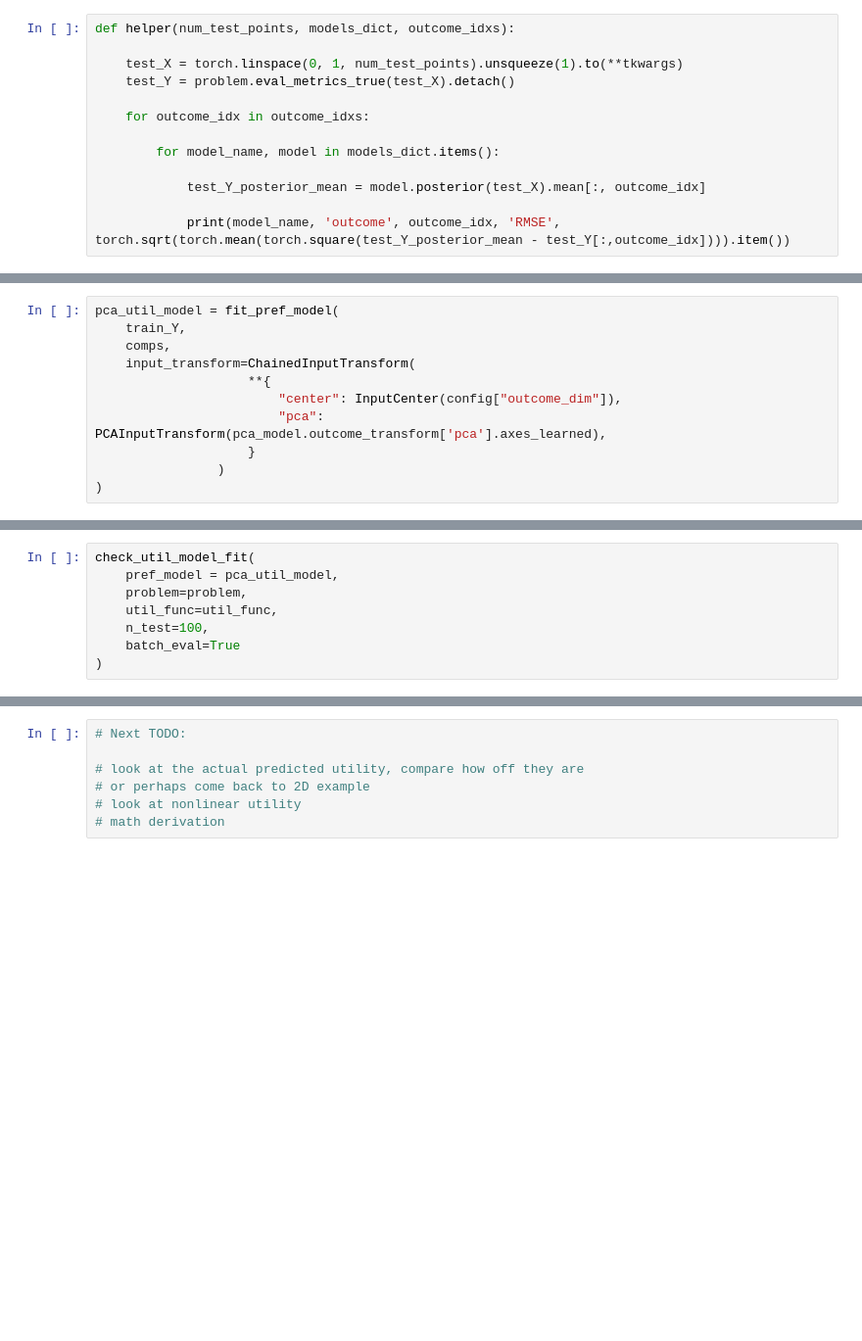
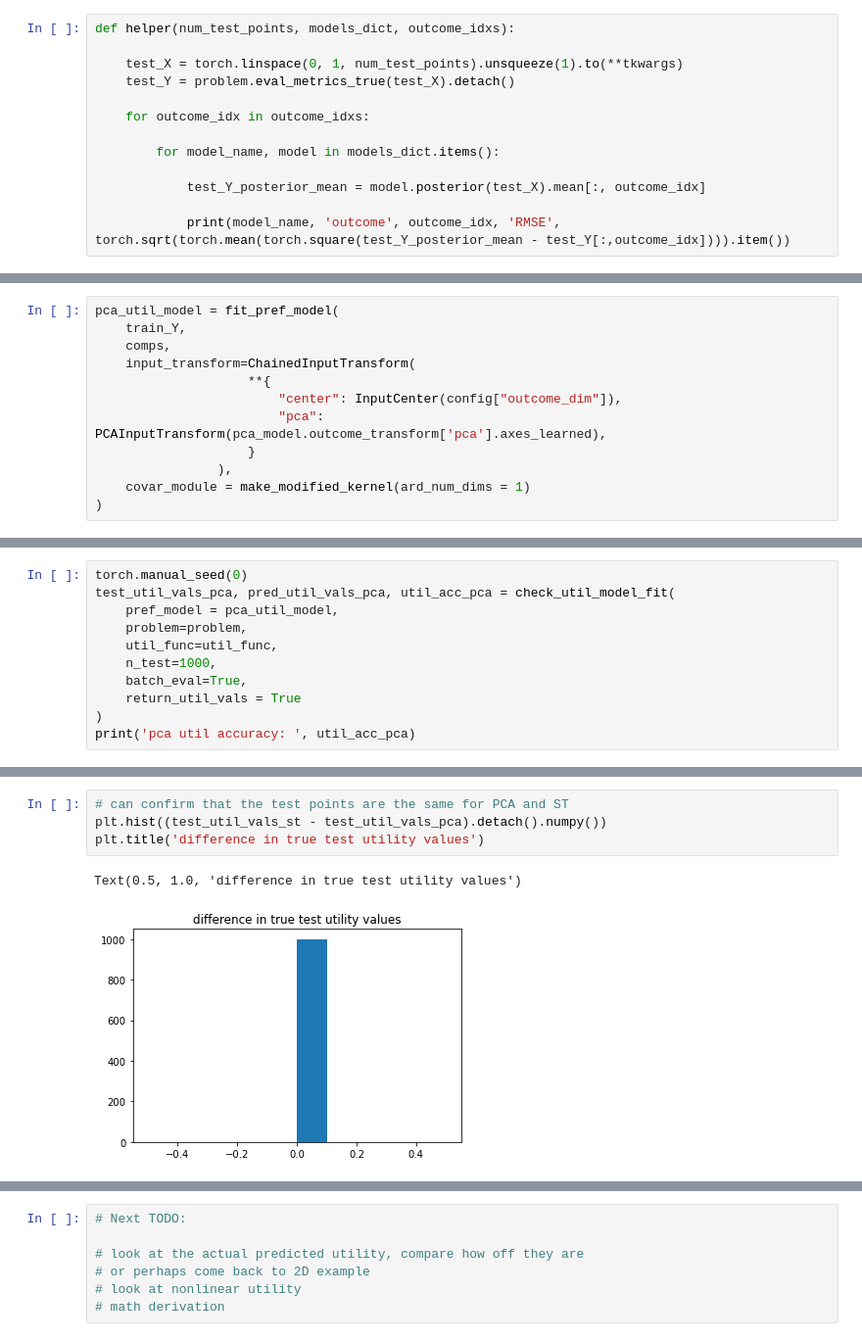
Before and after one commit to zyyjjj/low_rank_BOPE, a Jupyter notebook: notebooks/[Demo]_synthetic_2D_simulation_with_PCAGP.ipynb, the cells around one changed output, grey strips where cells are left out. Shown: that part at 98% size. Cells and saved outputs as stored; diff of their text form; blank space fills up the shorter version.

```diff
--- a/notebooks/[Demo]_synthetic_2D_simulation_with_PCAGP.ipynb
+++ b/notebooks/[Demo]_synthetic_2D_simulation_with_PCAGP.ipynb
@@ -565,7 +544,8 @@ pca_util_model = fit_pref_model(
                         "center": InputCenter(config["outcome_dim"]),
                         "pca": PCAInputTransform(pca_model.outcome_transform['pca'].axes_learned),
                     }
-                )
+                ),
+    covar_module = make_modified_kernel(ard_num_dims = 1)
 )
 # %%
 st_util_model = fit_pref_model(
@@ -575,10 +556,13 @@ st_util_model = fit_pref_model(
 )
 # %%
-check_util_model_fit(
+torch.manual_seed(0)
+test_util_vals_pca, pred_util_vals_pca, util_acc_pca = check_util_model_fit(
     pref_model = pca_util_model,
     problem=problem,
     util_func=util_func,
-    n_test=100,
-    batch_eval=True
+    n_test=1000,
+    batch_eval=True,
+    return_util_vals = True
 )
+print('pca util accuracy: ', util_acc_pca)
 # %% [output]
@@ -627,0 +592,7 @@ cpu_util:  tensor([ 2.4877e+00, -3.1806e+01, -4.8423e+01, -1.1004e+01, -4.2928e+
+# %%
+# can confirm that the test points are the same for PCA and ST
+plt.hist((test_util_vals_st - test_util_vals_pca).detach().numpy())
+plt.title('difference in true test utility values')
+# %% [output]
+Text(0.5, 1.0, 'difference in true test utility values')
+[figure, added]
```
Also changed, not shown: parts of 22 cells of this notebook.
